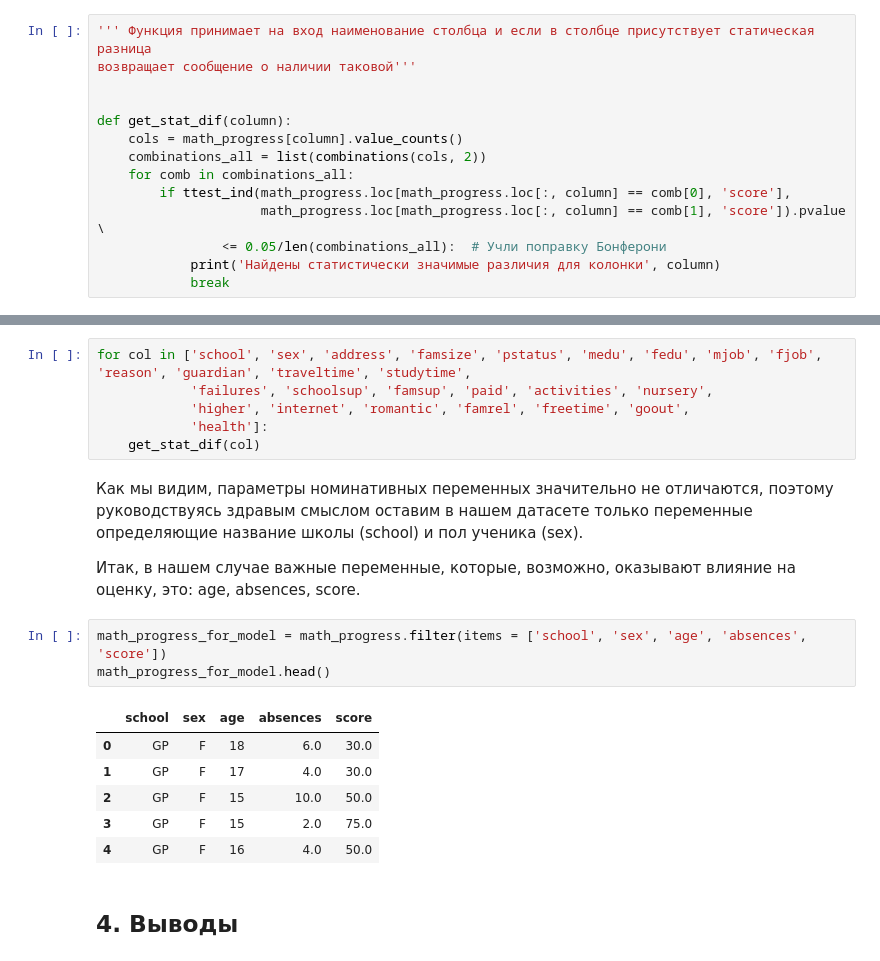
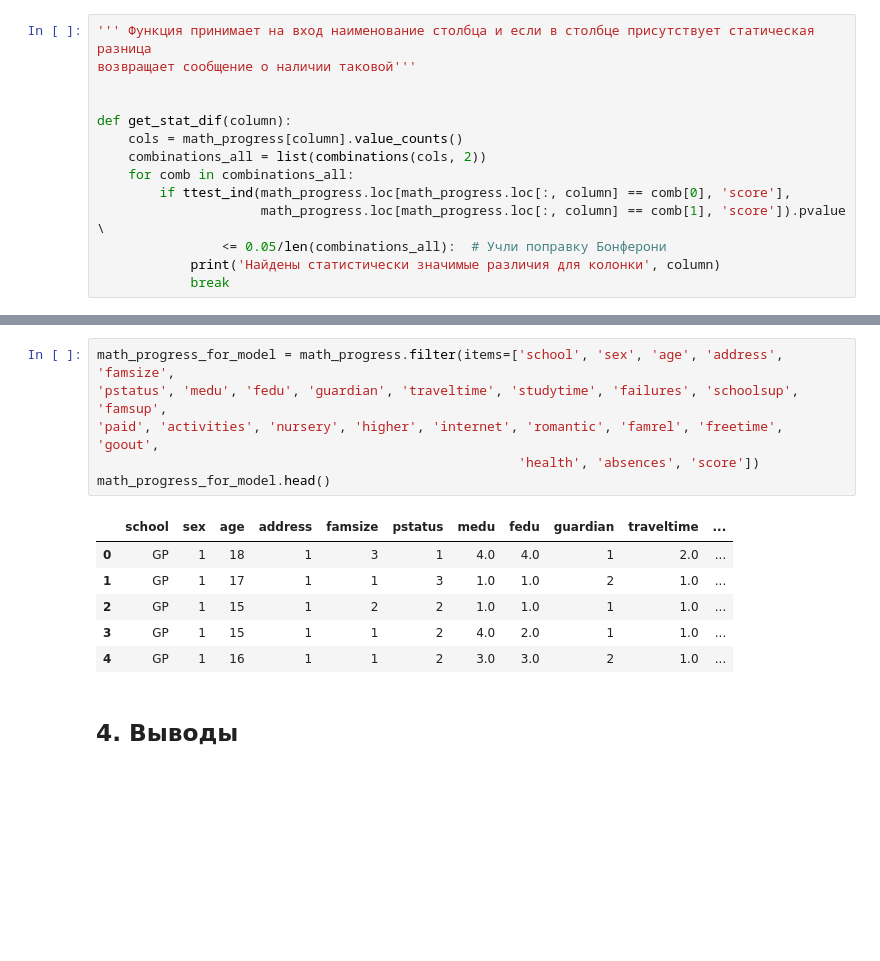
Before and after one commit to axpelman/skillfactory_rds, a Jupyter notebook: module_2/Exploratory data analysis.ipynb, the cells around one changed output, grey strips where cells are left out. Saved outputs shown, nothing was run; the diff lists cells and outputs as text; blank space fills up the shorter version.

```diff
--- a/module_2/Exploratory data analysis.ipynb
+++ b/module_2/Exploratory data analysis.ipynb
@@ -1097,23 +1341,16 @@ def get_stat_dif(column):
 # %%
-for col in ['school', 'sex', 'address', 'famsize', 'pstatus', 'medu', 'fedu', 'mjob', 'fjob', 'reason', 'guardian', 'traveltime', 'studytime',
-            'failures', 'schoolsup', 'famsup', 'paid', 'activities', 'nursery',
-            'higher', 'internet', 'romantic', 'famrel', 'freetime', 'goout',
-            'health']:
-    get_stat_dif(col)
+math_progress_for_model = math_progress.filter(items=['school', 'sex', 'age', 'address', 'famsize',
+'pstatus', 'medu', 'fedu', 'guardian', 'traveltime', 'studytime', 'failures', 'schoolsup', 'famsup',
+'paid', 'activities', 'nursery', 'higher', 'internet', 'romantic', 'famrel', 'freetime', 'goout',
+                                                      'health', 'absences', 'score'])
+math_progress_for_model.head()
+# %% [output]
+|  | school | sex | age | address | famsize | pstatus | medu | fedu | guardian | traveltime | ... |
+| 0 | GP | 1 | 18 | 1 | 3 | 1 | 4.0 | 4.0 | 1 | 2.0 | ... |
+| 1 | GP | 1 | 17 | 1 | 1 | 3 | 1.0 | 1.0 | 2 | 1.0 | ... |
+| 2 | GP | 1 | 15 | 1 | 2 | 2 | 1.0 | 1.0 | 1 | 1.0 | ... |
+| 3 | GP | 1 | 15 | 1 | 1 | 2 | 4.0 | 2.0 | 1 | 1.0 | ... |
+| 4 | GP | 1 | 16 | 1 | 1 | 2 | 3.0 | 3.0 | 2 | 1.0 | ... |
-# %% [markdown]
-Как мы видим, параметры номинативных переменных значительно не отличаются, поэтому руководствуясь здравым смыслом оставим в нашем датасете только переменные определяющие название школы (school) и пол ученика (sex).
-
-Итак, в нашем случае важные переменные, которые, возможно, оказывают влияние на оценку, это: age, absences, score.
-# %%
-math_progress_for_model = math_progress.filter(items = ['school', 'sex', 'age', 'absences', 'score'])
-math_progress_for_model.head()
-# %% [output]
-|  | school | sex | age | absences | score |
-| 0 | GP | F | 18 | 6.0 | 30.0 |
-| 1 | GP | F | 17 | 4.0 | 30.0 |
-| 2 | GP | F | 15 | 10.0 | 50.0 |
-| 3 | GP | F | 15 | 2.0 | 75.0 |
-| 4 | GP | F | 16 | 4.0 | 50.0 |
 # %% [markdown]
 ## 4. Выводы
 # %% [markdown]
```
Also changed, not shown: parts of 29 cells of this notebook, 1 other file.
